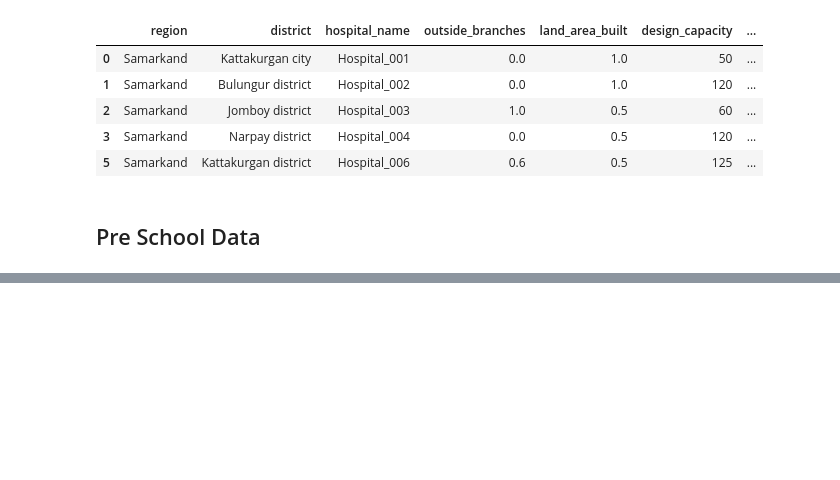
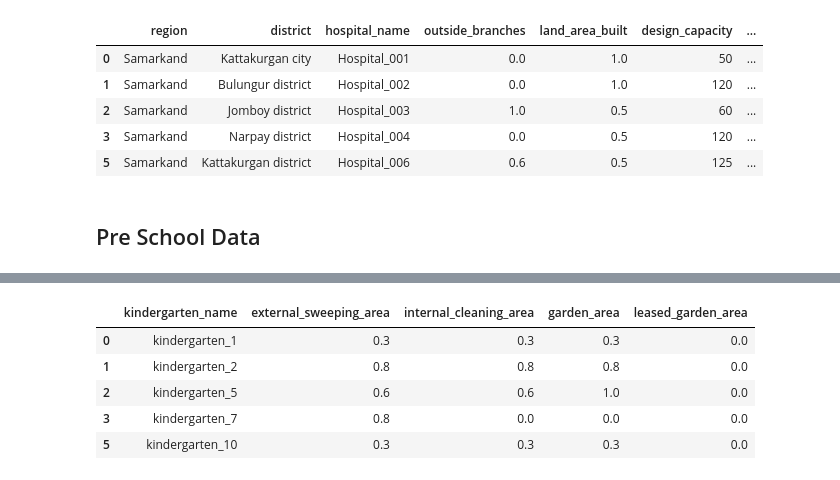
Before and after one commit to Kartikrast/social-infra-prediction-model, a Jupyter notebook: python_files/steps.ipynb, the cells around one changed output, grey strips where cells are left out. Drawn from its saved outputs; the diff is of its cells as text; code cells hidden in the pictures; blank space fills up the shorter version.

```diff
--- a/python_files/steps.ipynb
+++ b/python_files/steps.ipynb
@@ -3269,0 +3884,81 @@ hospital_df.to_csv('final_hos_df.csv', index=False)
+# %%
+area_cols = ['external_sweeping_area',
+ 'internal_cleaning_area',
+ 'garden_area',
+ 'leased_garden_area']
+
+# Define scoring functions for each area column
+def external_sweeping_area_score(x):
+    # Example: higher area is better, normalize between 0 and 1
+    if pd.isnull(x):
+        return 0
+    elif x >= 1000:
+        return 1.0
+    elif x >= 500:
+        return 0.8
+    elif x >= 100:
+        return 0.6
+    elif x > 0:
+        return 0.3
+    else:
+        return 0
+
+def internal_cleaning_area_score(x):
+    # Example: higher area is better, normalize between 0 and 1
+    if pd.isnull(x):
+        return 0
+    elif x >= 1000:
+        return 1.0
+    elif x >= 500:
+        return 0.8
+    elif x >= 100:
+        return 0.6
+    elif x > 0:
+        return 0.3
+    else:
+        return 0
+
+def garden_area_score(x):
+    # Example: higher area is better, normalize between 0 and 1
+    if pd.isnull(x):
+        return 0
+    elif x >= 1000:
+        return 1.0
+    elif x >= 500:
+        return 0.8
+    elif x >= 100:
+        return 0.6
+    elif x > 0:
+        return 0.3
+    else:
+        return 0
+
+def leased_garden_area_score(x):
+    # Example: higher area is better, normalize between 0 and 1
+    if pd.isnull(x):
+        return 0
+    elif x >= 1000:
+        return 1.0
+    elif x >= 500:
+        return 0.8
+    elif x >= 100:
+        return 0.6
+    elif x > 0:
+        return 0.3
+    else:
+        return 0
+
+# Apply the scoring functions to each column
+pre_school_df['external_sweeping_area'] = pre_school_df['external_sweeping_area'].apply(external_sweeping_area_score)
+pre_school_df['internal_cleaning_area'] = pre_school_df['internal_cleaning_area'].apply(internal_cleaning_area_score)
+pre_school_df['garden_area'] = pre_school_df['garden_area'].apply(garden_area_score)
+pre_school_df['leased_garden_area'] = pre_school_df['leased_garden_area'].apply(leased_garden_area_score)
+
+pre_school_df[['kindergarten_name'] + area_cols].head()
+# %% [output]
+|  | kindergarten_name | external_sweeping_area | internal_cleaning_area | garden_area | leased_garden_area |
+| 0 | kindergarten_1 | 0.3 | 0.3 | 0.3 | 0.0 |
+| 1 | kindergarten_2 | 0.8 | 0.8 | 0.8 | 0.0 |
+| 2 | kindergarten_5 | 0.6 | 0.6 | 1.0 | 0.0 |
+| 3 | kindergarten_7 | 0.8 | 0.0 | 0.0 | 0.0 |
+| 5 | kindergarten_10 | 0.3 | 0.3 | 0.3 | 0.0 |
```
Also changed, not shown: parts of 26 cells of this notebook.
